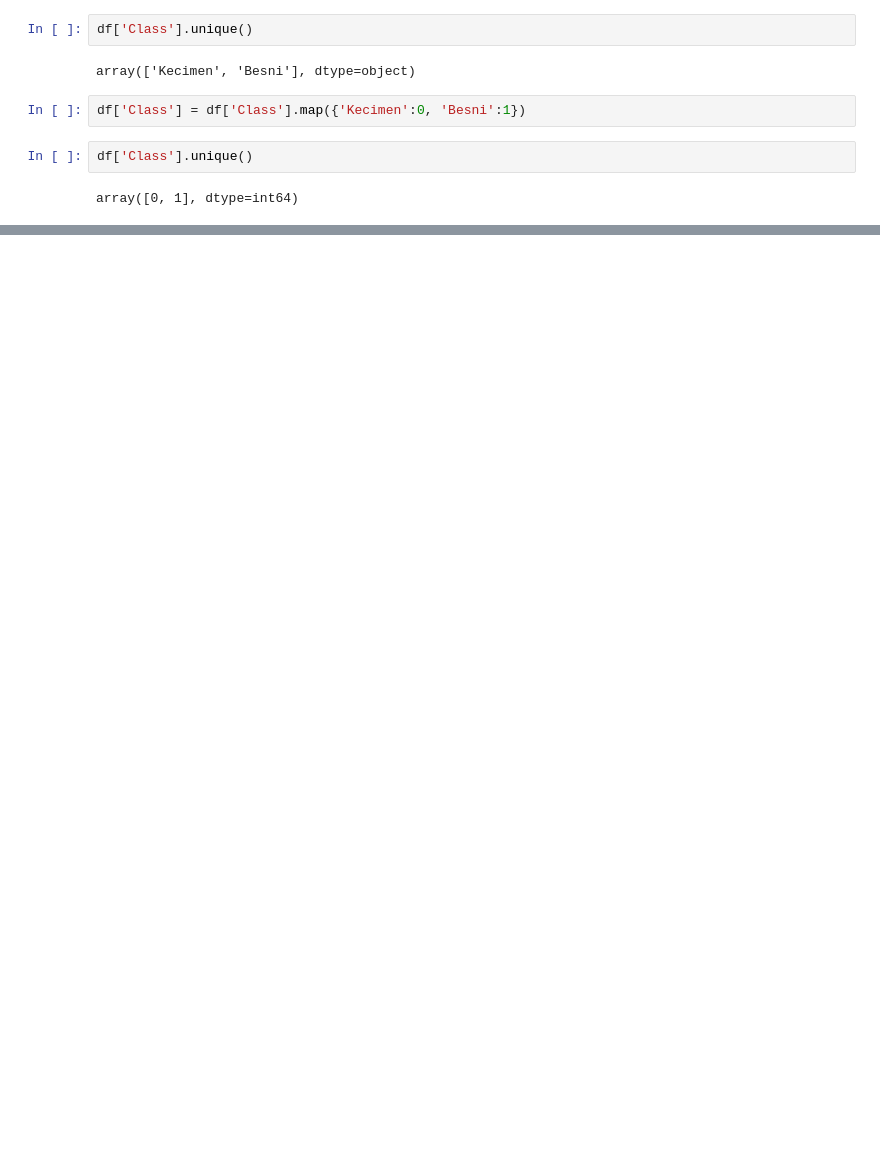
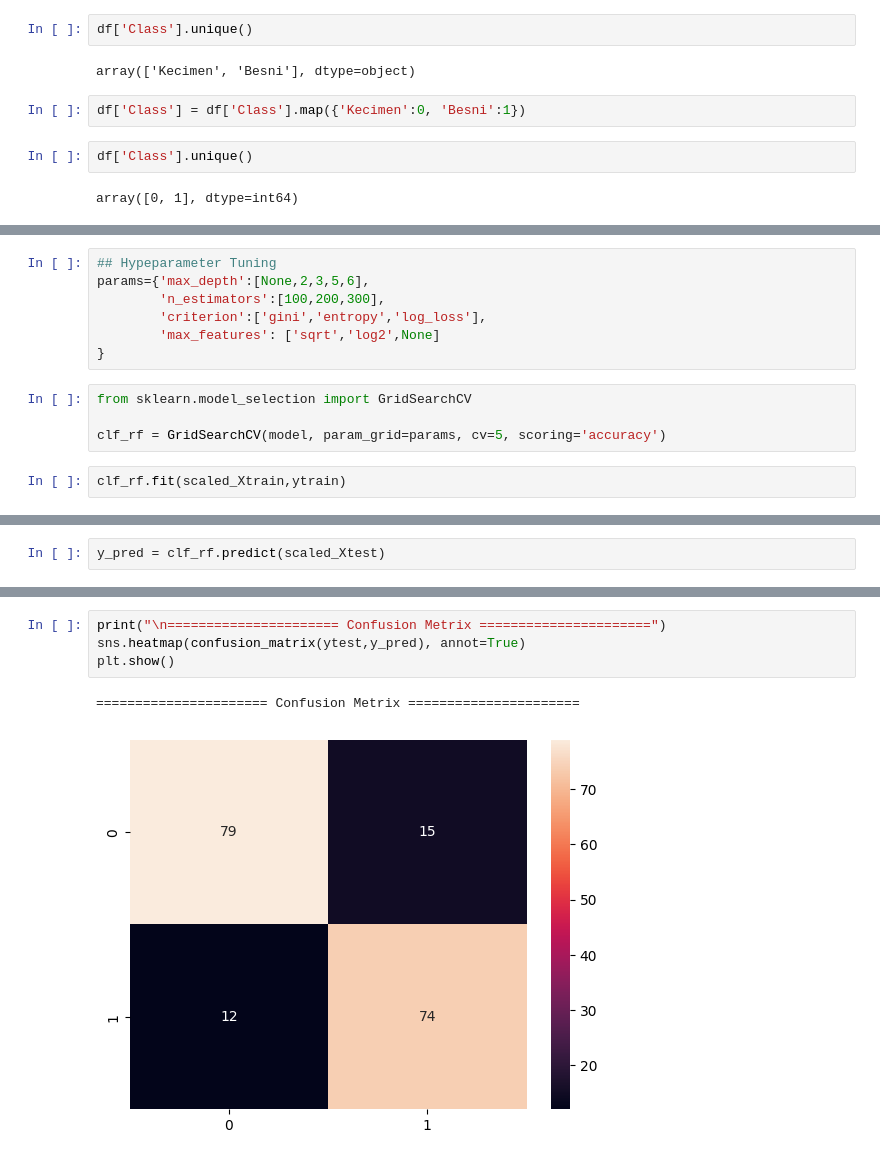
Before and after one commit to neerajprasad209/Ensamble_Techniques, a Jupyter notebook: RandomForest_raisen.ipynb, the cells around one changed output, grey strips where cells are left out. Cells and saved outputs as stored; diff of their text form; blank space fills up the shorter version.

```diff
--- a/RandomForest_raisen.ipynb
+++ b/RandomForest_raisen.ipynb
@@ -38,0 +233,13 @@ array([0, 1], dtype=int64)
+# %%
+## Hypeparameter Tuning
+params={'max_depth':[None,2,3,5,6],
+        'n_estimators':[100,200,300],
+        'criterion':['gini','entropy','log_loss'],
+        'max_features': ['sqrt','log2',None]
+}
+# %%
+from sklearn.model_selection import GridSearchCV
+
+clf_rf = GridSearchCV(model, param_grid=params, cv=5, scoring='accuracy')
+# %%
+clf_rf.fit(scaled_Xtrain,ytrain)
@@ -38,0 +260,2 @@ array([0, 1], dtype=int64)
+# %%
+y_pred = clf_rf.predict(scaled_Xtest)
@@ -38,0 +281,7 @@ array([0, 1], dtype=int64)
+# %%
+print("\n====================== Confusion Metrix ======================")
+sns.heatmap(confusion_matrix(ytest,y_pred), annot=True)
+plt.show()
+# %% [output]
+====================== Confusion Metrix ======================
+[figure, added]
```
Also changed, not shown: parts of 30 cells of this notebook.
